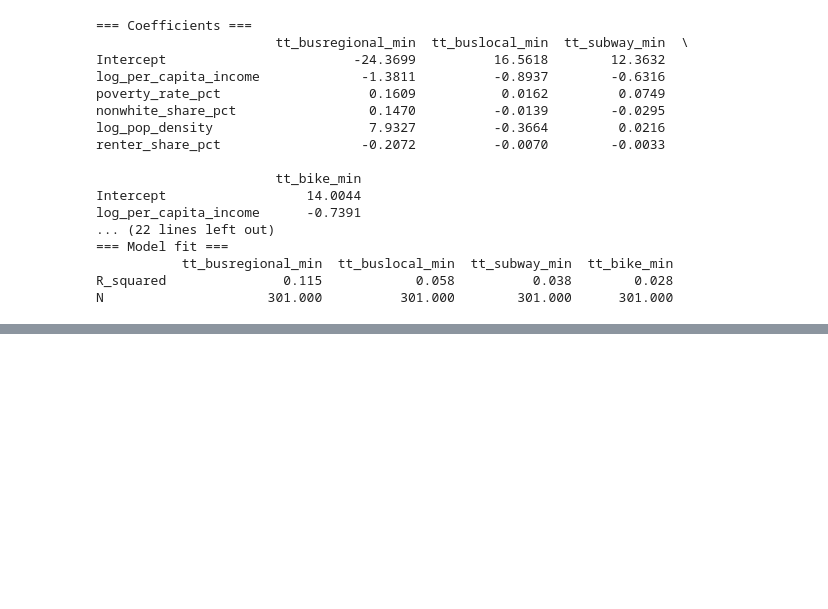
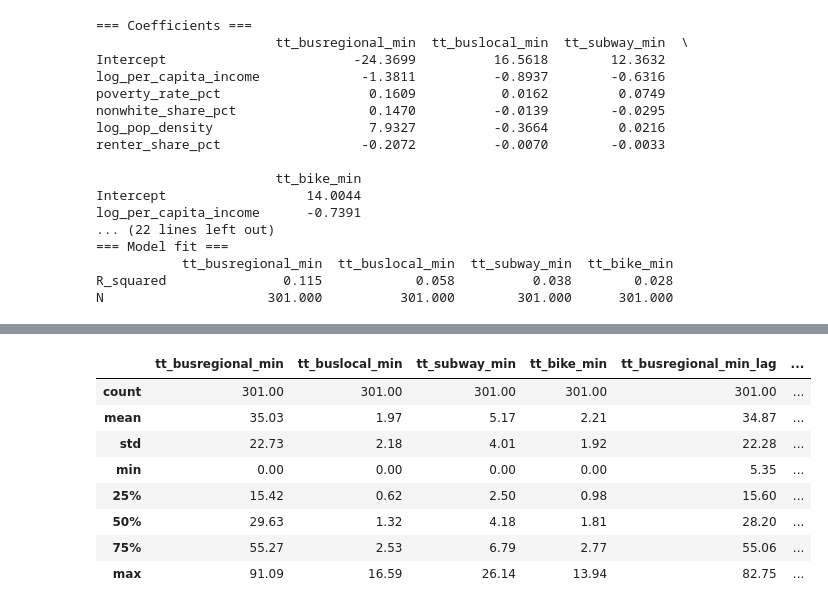
Before and after one commit to Sidbaobao/Final_project_data__science, a Jupyter notebook: sm2986_HW5 collaboration.ipynb, the cells around one changed output, grey strips where cells are left out. Cells and saved outputs as stored; diff of their text form; code cells hidden in the pictures; blank space fills up the shorter version.

```diff
--- a/sm2986_HW5 collaboration.ipynb
+++ b/sm2986_HW5 collaboration.ipynb
@@ -1282,0 +1345,35 @@ N                     301.000          301.000        301.000      301.000
+# %%
+# Step I.3 - Compute spatial lag for each travel-time variable (Week 7_2 §7.3 style)
+# The spatial lag of variable Y at tract i is the average Y value across i's neighbors.
+# When we add this as a predictor, the regression accounts for "what's happening nearby".
+
+# Make sure reg_df_geo and reg_df are aligned on GEOID
+# (same tracts, same order — w_queen was built from reg_df_geo's index)
+
+reg_df_geo = reg_df_geo.merge(
+    reg_df[['GEOID'] + reg_vars_y + reg_vars_x],
+    on='GEOID',
+    how='left',
+    suffixes=('', '_dup')
+)
+# Drop any duplicate columns from the merge
+reg_df_geo = reg_df_geo.loc[:, ~reg_df_geo.columns.str.endswith('_dup')]
+
+# Compute spatial lag for each Y
+from libpysal.weights import lag_spatial
+
+for y in reg_vars_y:
+    reg_df_geo[f'{y}_lag'] = lag_spatial(w_queen, reg_df_geo[y].values)
+
+# Quick sanity check: lag values should be similar in magnitude to original
+reg_df_geo[reg_vars_y + [f'{y}_lag' for y in reg_vars_y]].describe().round(2)
+# %% [output]
+|  | tt_busregional_min | tt_buslocal_min | tt_subway_min | tt_bike_min | tt_busregional_min_lag | ... |
+| count | 301.00 | 301.00 | 301.00 | 301.00 | 301.00 | ... |
+| mean | 35.03 | 1.97 | 5.17 | 2.21 | 34.87 | ... |
+| std | 22.73 | 2.18 | 4.01 | 1.92 | 22.28 | ... |
+| min | 0.00 | 0.00 | 0.00 | 0.00 | 5.35 | ... |
+| 25% | 15.42 | 0.62 | 2.50 | 0.98 | 15.60 | ... |
+| 50% | 29.63 | 1.32 | 4.18 | 1.81 | 28.20 | ... |
+| 75% | 55.27 | 2.53 | 6.79 | 2.77 | 55.06 | ... |
+| max | 91.09 | 16.59 | 26.14 | 13.94 | 82.75 | ... |
```
Also changed, not shown: parts of 4 cells of this notebook.
